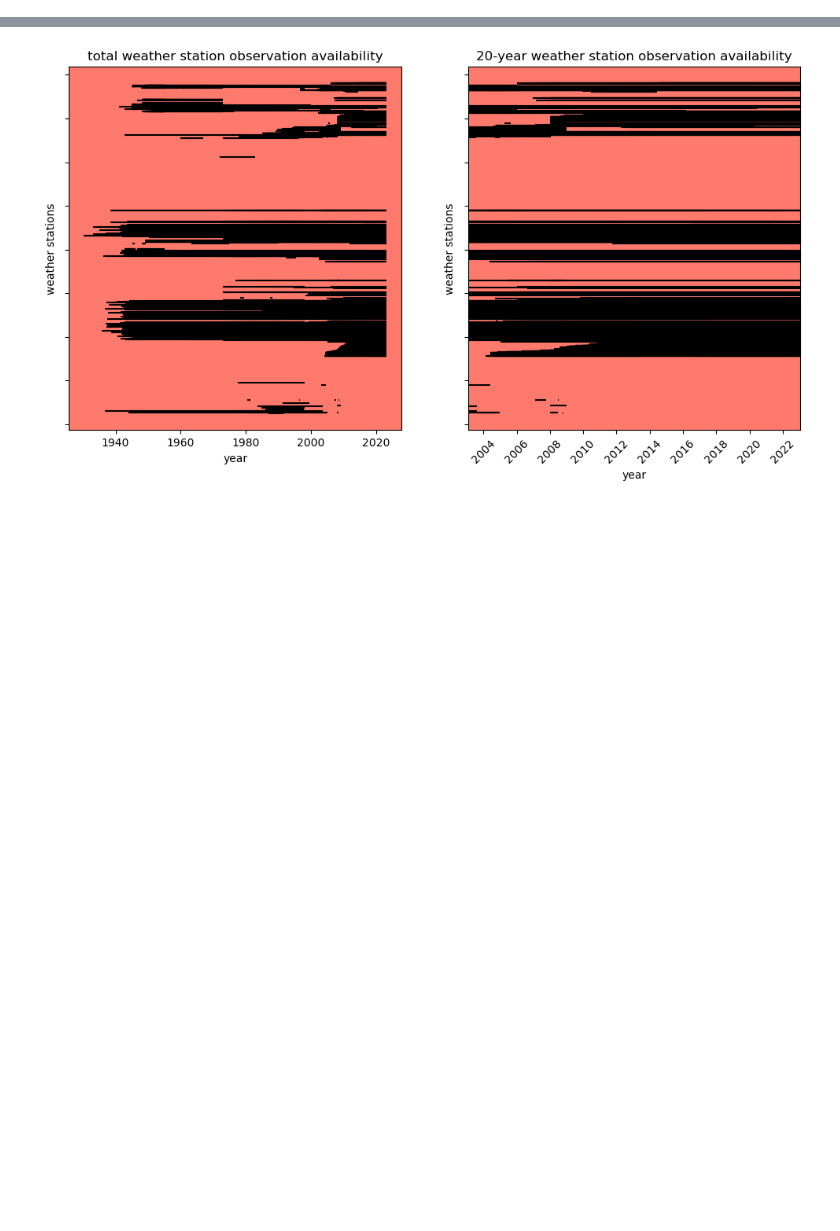
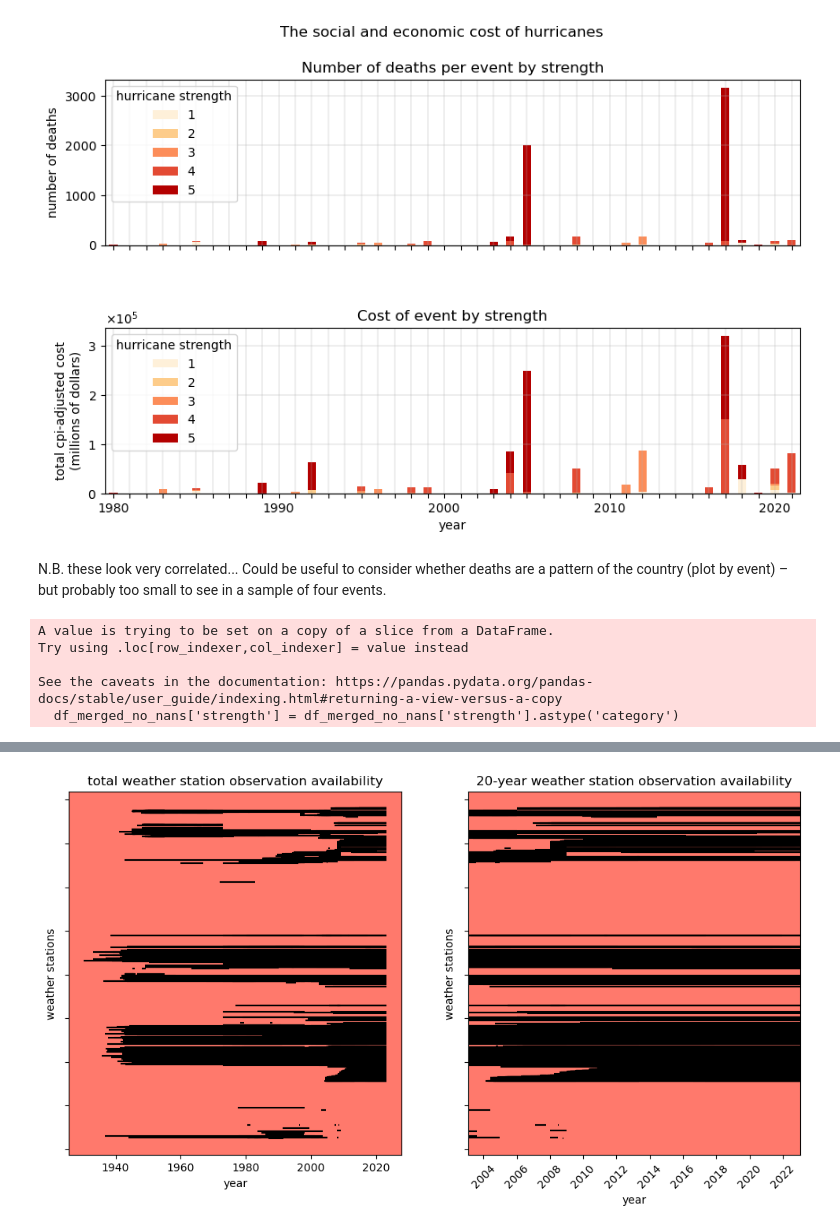
Before and after one commit to ai4er-cdt/hurricane-harm-herald, a Jupyter notebook: notebooks/visualise_weather.ipynb, the cells around one changed output, grey strips where cells are left out. Drawn from its saved outputs; the diff is of its cells as text; code cells hidden in the pictures; blank space fills up the shorter version.

Commit message:
cleaned notebook, scripted main plotting functions

```diff
--- a/notebooks/visualise_weather.ipynb
+++ b/notebooks/visualise_weather.ipynb
@@ -56,0 +148,19 @@ df_stations_xbd = pd.read_pickle(df_stations_xbd_pkl_path)
+# %%
+# match events based on name and date N.B. matching noaa df to damages df since noaa larger
+# limit noaa df to those with same name as damage data
+df_comb_prep = df_lim_eighties_hurricanes[df_lim_eighties_hurricanes['name'].apply(
+	lambda x: np.any(np.in1d(x, df_damage_data_proc['disaster_name'].tolist())))] # no strength nans
+
+# set start time as indexes
+df_comb_prep.set_index('date', inplace=True)
+df_damage_data_proc_comb = df_damage_data_proc.copy()
+df_damage_data_proc_comb.set_index('begin_date', inplace=True)
+
+# set tolerance of event start date
+tol = pd.Timedelta(30, 'd')
+df_merged = pd.merge_asof(
+	left=df_damage_data_proc_comb, right=df_comb_prep.sort_values('date'), right_index=True, left_index=True,
+	direction='nearest', tolerance=tol)
+
+df_merged.reset_index(inplace=True)
+df_merged.head()
@@ -56,0 +186,43 @@ df_stations_xbd = pd.read_pickle(df_stations_xbd_pkl_path)
+# %%
+fig, (ax_deaths,ax_cost) = plt.subplots(2, 1, figsize=[10,25], sharex=True)
+
+# plot stacked bar chart
+full_years_deaths.plot(ax=ax_deaths, kind='bar', stacked=True, figsize=(10,6), color=five_colours)
+full_years_cost.plot(ax=ax_cost, kind='bar', stacked=True, figsize=(10,6), color=five_colours)
+
+# format deaths axis
+ax_deaths.set_ylabel('number of deaths')
+ax_deaths.set_title('Number of deaths per event by strength')
+
+# format cost axis
+formatter = mticker.ScalarFormatter(useMathText=True)
+formatter.set_powerlimits((-3,2))
+ax_cost.yaxis.set_major_formatter(formatter)
+ax_cost.set_ylabel('total cpi-adjusted cost\n(millions of dollars)')
+ax_cost.set_title('Cost of event by strength')
+
+for ax in (ax_deaths,ax_cost):
+    ax.legend(title='hurricane strength')
+    ax.grid(which='major',linewidth=0.3)
+
+# format both axes
+# show only every 10th label
+[l.set_visible(False) for (i,l) in enumerate(ax_cost.xaxis.get_ticklabels()) if i % 10 != 0]
+
+ax_cost.set_xlabel('year')
+plt.xticks(rotation=0)
+plt.suptitle('The social and economic cost of hurricanes');
+fig.subplots_adjust(hspace=0.5)
+# %% [output]
+[figure, added]
+# %% [markdown]
+N.B. these look very correlated...  Could be useful to consider whether deaths are a pattern of the country (plot by event) – but probably too small to see in a sample of four events.
+# %%
+df_merged_no_nans = df_merged[df_merged['strength'].notna()]
+df_merged_no_nans['strength'] = df_merged_no_nans['strength'].astype('category')
+# %% [output]
+A value is trying to be set on a copy of a slice from a DataFrame.
+Try using .loc[row_indexer,col_indexer] = value instead
+
+See the caveats in the documentation: https://pandas.pydata.org/pandas-docs/stable/user_guide/indexing.html#returning-a-view-versus-a-copy
+  df_merged_no_nans['strength'] = df_merged_no_nans['strength'].astype('category')
```
Also changed, not shown: parts of 60 cells of this notebook.
